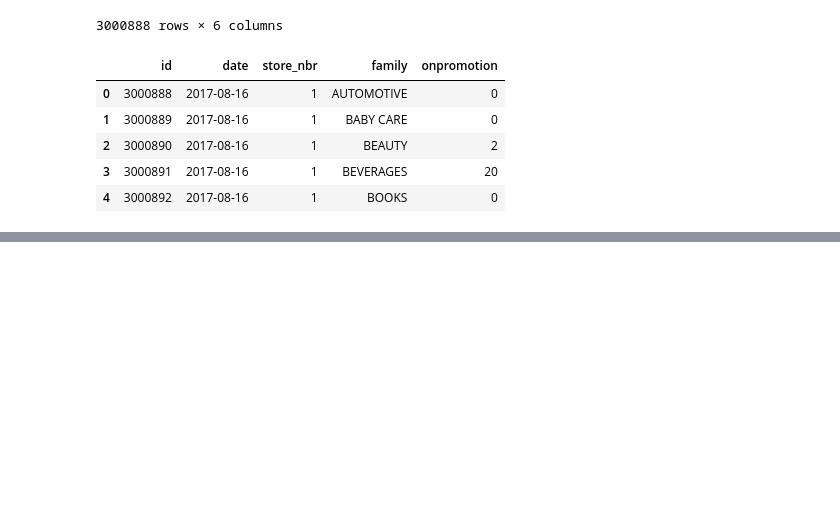
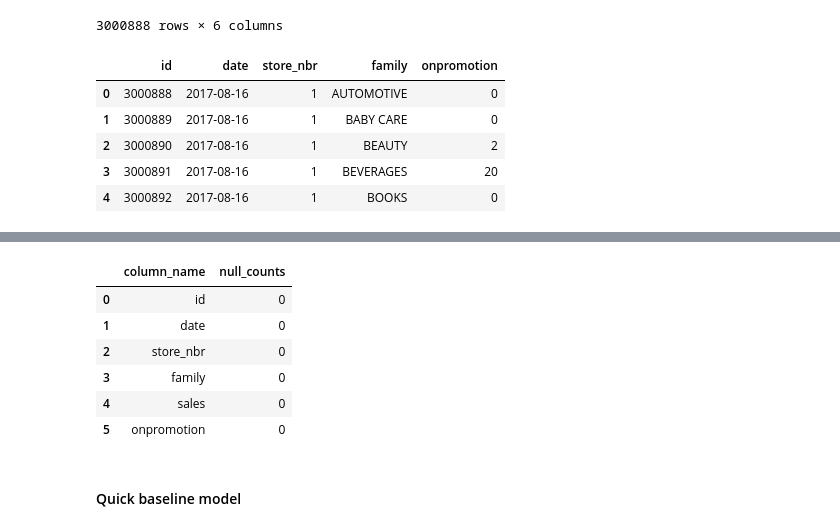
Before and after one commit to peterbull/store-sales-ml, a Jupyter notebook: store_sales.ipynb, the cells around one changed output, grey strips where cells are left out. Drawn from its saved outputs; the diff is of its cells as text; code cells hidden in the pictures; blank space fills up the shorter version.

```diff
--- a/store_sales.ipynb
+++ b/store_sales.ipynb
@@ -169,0 +202,19 @@ test_df.head()
+# %%
+def get_null_counts(df):
+    null_count_df = pd.DataFrame((df.isnull().sum()).sort_values(ascending=False).reset_index())
+    null_count_df.columns = ['column_name','null_counts']
+    null_count_df = null_count_df.query("column_name!='Sales'")
+    return null_count_df
+# %%
+null_= get_null_counts(train_df)
+null_.style.background_gradient(cmap='YlOrRd')
+# %% [output]
+|  | column_name | null_counts |
+| 0 | id | 0 |
+| 1 | date | 0 |
+| 2 | store_nbr | 0 |
+| 3 | family | 0 |
+| 4 | sales | 0 |
+| 5 | onpromotion | 0 |
+# %% [markdown]
+#### Quick baseline model
```
Also changed, not shown: parts of 22 cells of this notebook.
